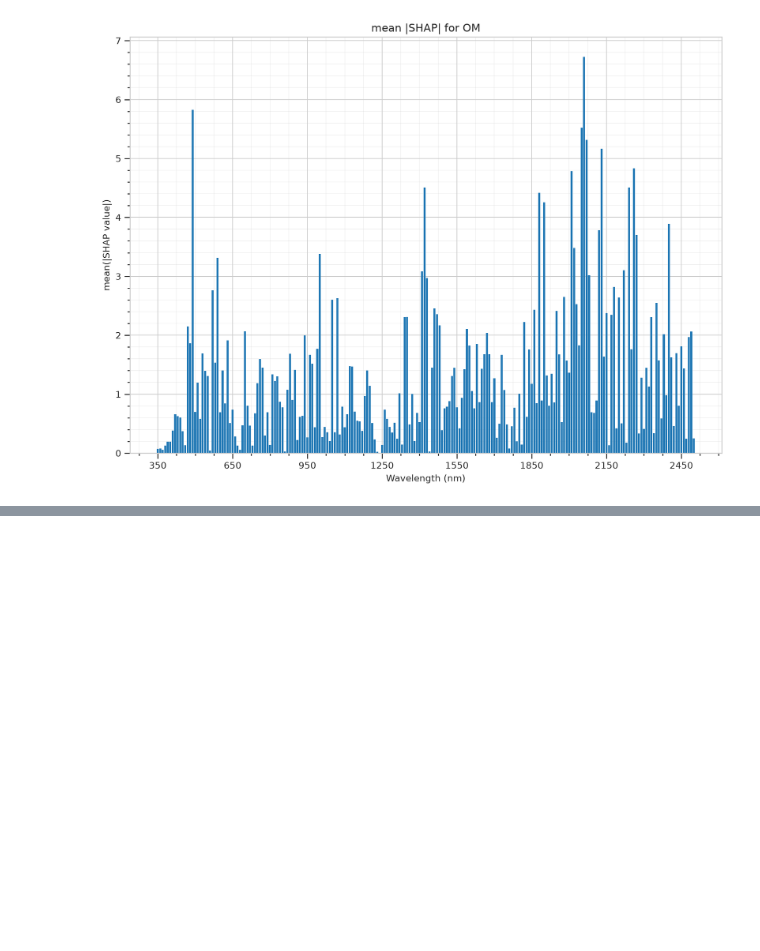
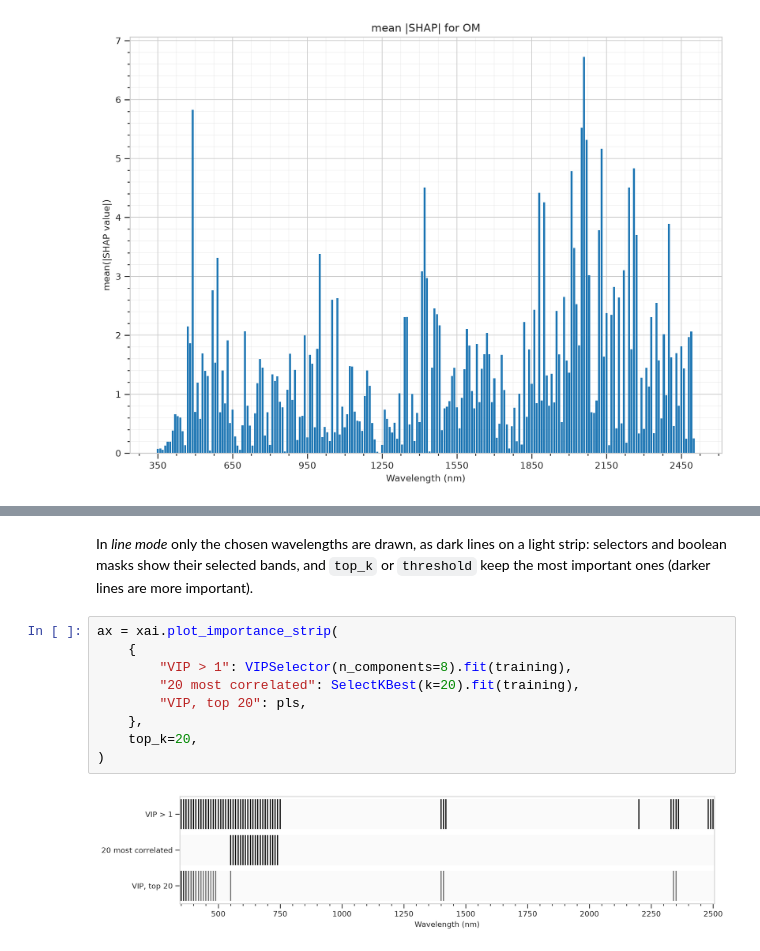
Before and after one commit to tsakiridis/spectra-xai, a Jupyter notebook: examples/modelInterpretability.ipynb, the cells around one changed output, grey strips where cells are left out. Drawn from its saved outputs; the diff is of its cells as text; blank space fills up the shorter version.

```diff
--- a/examples/modelInterpretability.ipynb
+++ b/examples/modelInterpretability.ipynb
@@ -164,0 +186,13 @@ Text(0.5, 1.0, 'mean |SHAP| for OM')
+# %% [markdown]
+In *line mode* only the chosen wavelengths are drawn, as dark lines on a light strip: selectors and boolean masks show their selected bands, and `top_k` or `threshold` keep the most important ones (darker lines are more important).
+# %%
+ax = xai.plot_importance_strip(
+    {
+        "VIP > 1": VIPSelector(n_components=8).fit(training),
+        "20 most correlated": SelectKBest(k=20).fit(training),
+        "VIP, top 20": pls,
+    },
+    top_k=20,
+)
+# %% [output]
+[figure, added]
```
Also changed, not shown: parts of 3 cells of this notebook, 9 other files.
